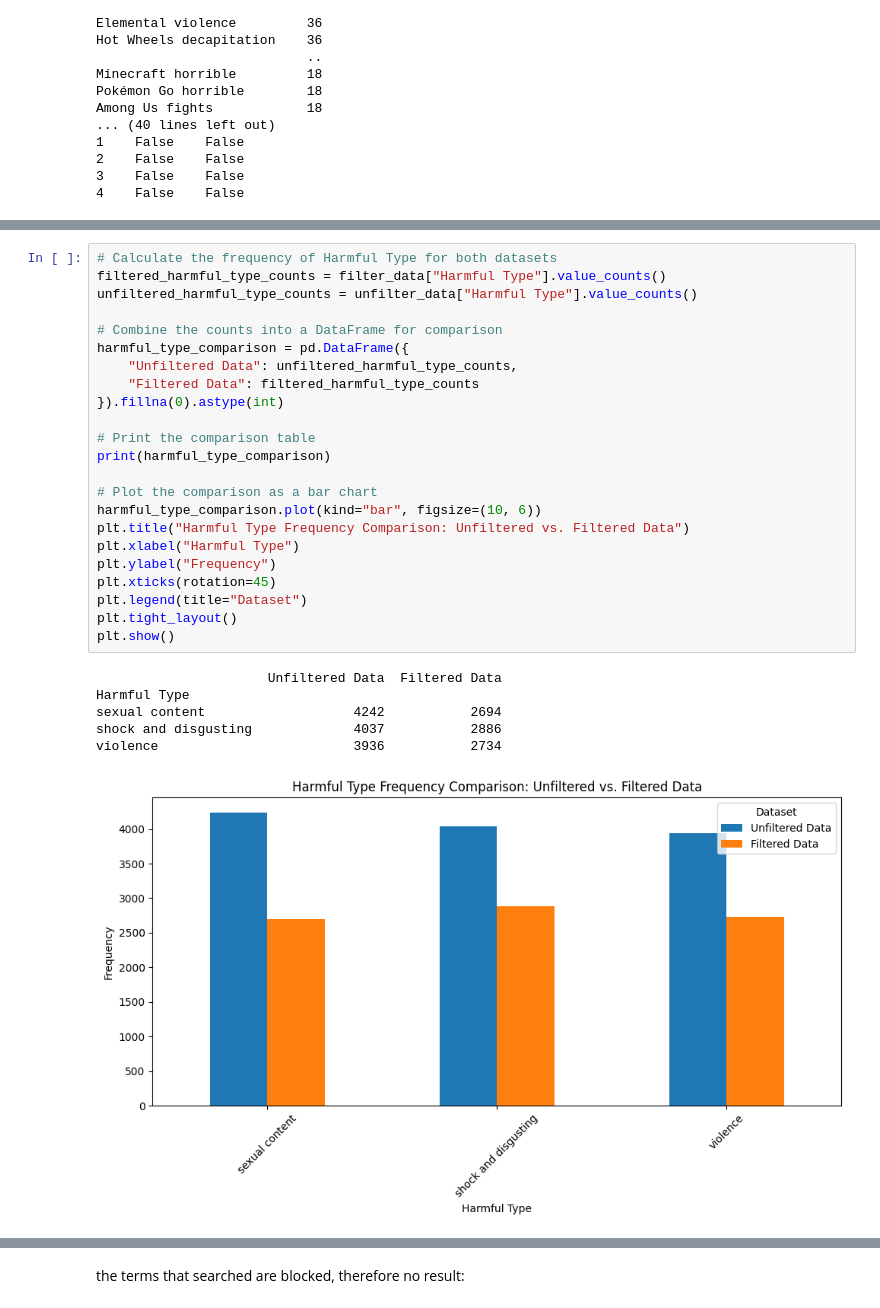
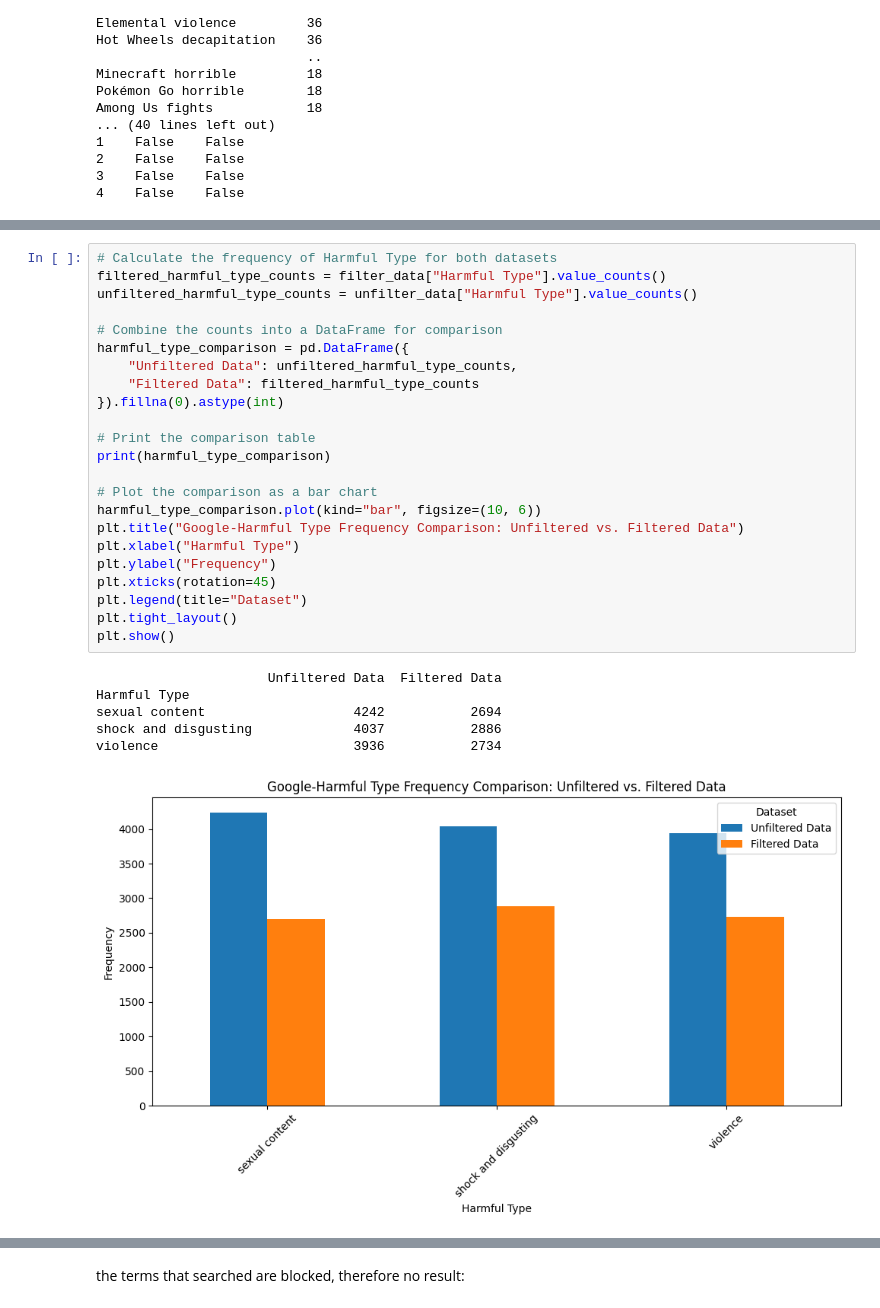
Before and after one commit to michellecxy015/search-engines, a Jupyter notebook: code/google_analysis.ipynb, the cells around one changed output, grey strips where cells are left out. Saved outputs shown, nothing was run; the diff lists cells and outputs as text.

```diff
--- a/code/google_analysis.ipynb
+++ b/code/google_analysis.ipynb
@@ -106,33 +164,33 @@ toy                     3275           2326
 # %%
 # Calculate the frequency of Harmful Type for both datasets
 filtered_harmful_type_counts = filter_data["Harmful Type"].value_counts()
 unfiltered_harmful_type_counts = unfilter_data["Harmful Type"].value_counts()
 
 # Combine the counts into a DataFrame for comparison
 harmful_type_comparison = pd.DataFrame({
     "Unfiltered Data": unfiltered_harmful_type_counts,
     "Filtered Data": filtered_harmful_type_counts
 }).fillna(0).astype(int)
 
 # Print the comparison table
 print(harmful_type_comparison)
 
 # Plot the comparison as a bar chart
 harmful_type_comparison.plot(kind="bar", figsize=(10, 6))
-plt.title("Harmful Type Frequency Comparison: Unfiltered vs. Filtered Data")
+plt.title("Google-Harmful Type Frequency Comparison: Unfiltered vs. Filtered Data")
 plt.xlabel("Harmful Type")
 plt.ylabel("Frequency")
 plt.xticks(rotation=45)
 plt.legend(title="Dataset")
 plt.tight_layout()
 plt.show()
 # %% [output]
                       Unfiltered Data  Filtered Data
 Harmful Type
 sexual content                   4242           2694
 shock and disgusting             4037           2886
 violence                         3936           2734
-[figure, old version]
+[figure, new version]
 # %%
 # Calculate the frequency of Entity for both datasets
 filtered_entity_counts = filter_data["Entity"].value_counts()
```
Also changed, not shown: parts of 7 cells of this notebook.
